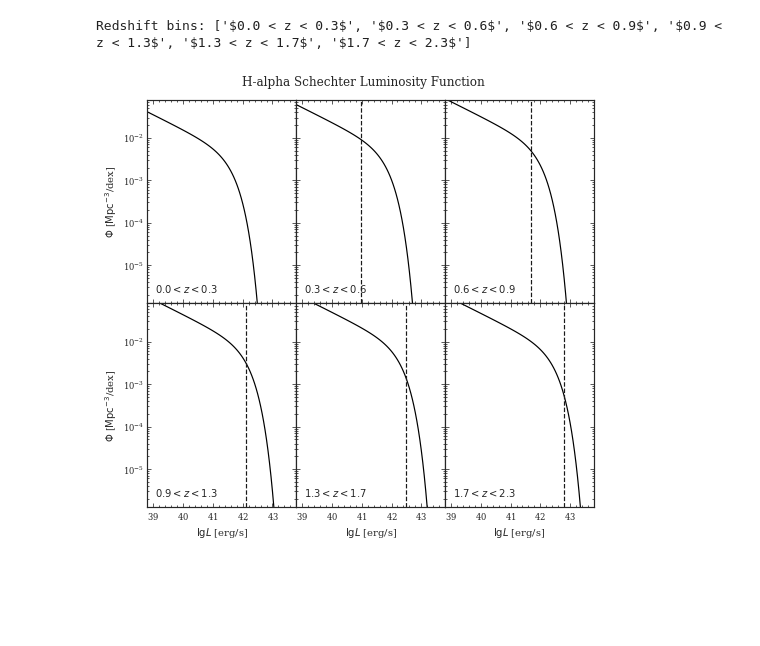
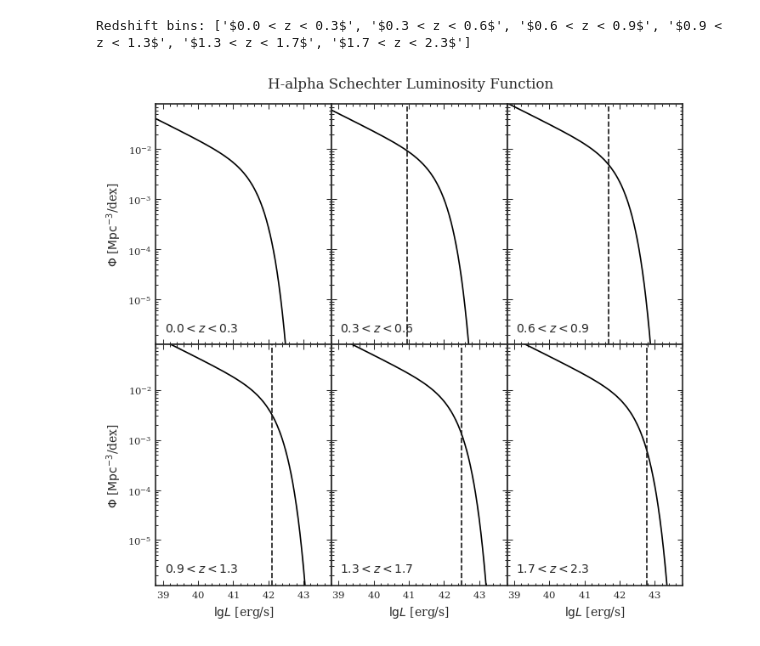
Before and after one commit to MikeSWang/HorizonGRound, a Jupyter notebook: notebooks/H-alpha_luminosity_function_model.ipynb, the cells around one changed output. Saved outputs shown, nothing was run; the diff lists cells and outputs as text; code cells hidden in the pictures; blank space fills up the shorter version.

```diff
--- a/notebooks/H-alpha_luminosity_function_model.ipynb
+++ b/notebooks/H-alpha_luminosity_function_model.ipynb
@@ -29,7 +29,7 @@ We employ *LumFuncModeller* to model the H&alpha; emitter luminosity function wi
 modeller = LumFuncModeller.from_parameter_file(
     parameter_file=PATHEXT/"H-alpha_LF_Schechter_model_fits.txt",
     model_lumfunc=alpha_emitter_schechter_lumfunc,
-    luminosity_variable='flux',
+    luminosity_variable='luminosity',
     threshold_value=3.e-16,
     cosmology=Planck15
 )
@@ -83,43 +83,43 @@ Redshift bins: ['$0.0 < z < 0.3$', '$0.3 < z < 0.6$', '$0.6 < z < 0.9$', '$0.9 <
 # %%
 NUM_ROW, NUM_COL = 2, 3
 ROW_SPAN, COL_SPAN = 4, 4
 
-plt.figure(figsize=(8, 7.5))
+fig = plt.figure(figsize=(8, 7.5))
 
 for bin_idx, (bin_label, z) in enumerate(redshift_bins.items()):
     # Set up the canvas grid.
     row_idx, col_idx = bin_idx // NUM_COL, bin_idx % NUM_COL
     ax = plt.subplot2grid(
         (NUM_ROW * ROW_SPAN, NUM_COL * COL_SPAN), (row_idx * ROW_SPAN, col_idx * COL_SPAN),
         rowspan=ROW_SPAN, colspan=COL_SPAN
     )
 
     # Plot with different options depending on the subplot.
-    plt.plot(lgL, luminosity_function_model(lgL, z))
-    plt.axvline(modeller.luminosity_threshold(redshift_bin_edges[bin_idx]), c='k', ls='--')
+    ax.plot(lgL, luminosity_function_model(lgL, z))
+    ax.axvline(modeller.luminosity_threshold(redshift_bin_edges[bin_idx]), c='k', ls='--')
 
     # Set axis ticks and labels.
-    plt.xscale('linear')
-    plt.xlim(*LOG10_LUMINOSITY_RANGE)
+    ax.set_xscale('linear')
+    ax.set_xlim(*LOG10_LUMINOSITY_RANGE)
 
     ax.xaxis.set_major_locator(mpl.ticker.MultipleLocator(1.))
     ax.xaxis.set_minor_locator(mpl.ticker.MultipleLocator(0.2))
     if row_idx + 1 < NUM_ROW:
-        plt.tick_params(axis='x', which='both', direction='in', labelbottom=False, labelsize=2)
+        ax.tick_params(axis='x', which='both', direction='in', labelbottom=False, labelsize=2)
     else:
-        plt.xlabel(r"$\lg{L}$ [erg/s]")
+        ax.set_xlabel(r"$\lg{L}$ [erg/s]")
 
-    plt.yscale('log')
-    plt.ylim(*DENSITY_RANGE)
+    ax.set_yscale('log')
+    ax.set_ylim(*DENSITY_RANGE)
 
     if col_idx > 0:
-        plt.tick_params(axis='y', which='both', direction='in', labelleft=False, labelsize=2)
+        ax.tick_params(axis='y', which='both', direction='in', labelleft=False, labelsize=2)
     else:
-        plt.ylabel(r"$\Phi$ [$\mathrm{Mpc}^{-3}$/dex]")
+        ax.set_ylabel(r"$\Phi$ [$\mathrm{Mpc}^{-3}$/dex]")
 
-    plt.title(bin_label, loc='left', position=(0.05, 0.025))
+    ax.set_title(bin_label, loc='left', position=(0.05, 0.025))
 
-plt.suptitle("H-alpha Schechter Luminosity Function", verticalalignment='bottom', y=0.9)
-plt.subplots_adjust(hspace=0, wspace=0)
+fig.suptitle("H-alpha Schechter Luminosity Function", verticalalignment='bottom', y=0.9)
+fig.set_dpi(100)
 # %% [output]
-[figure, old version]
+[figure, new version]
```
Also changed, not shown: 2 other files.
